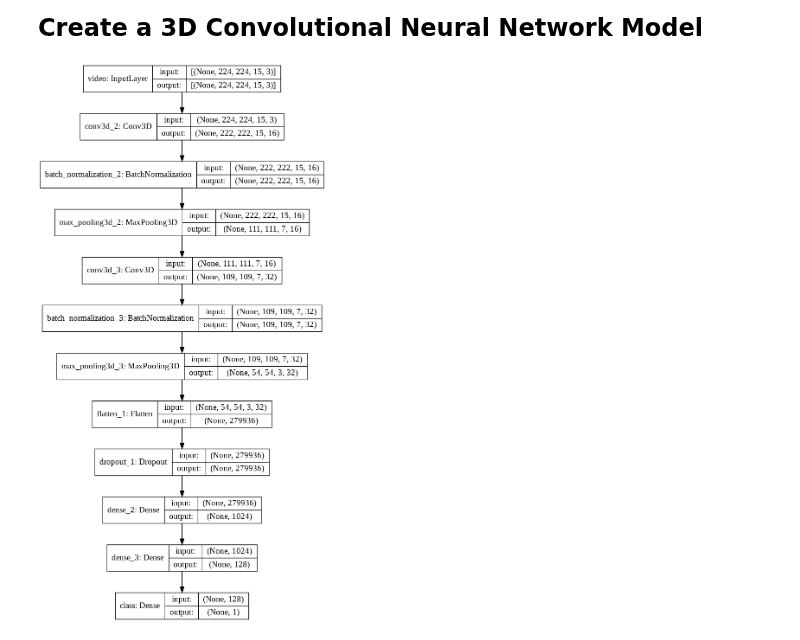
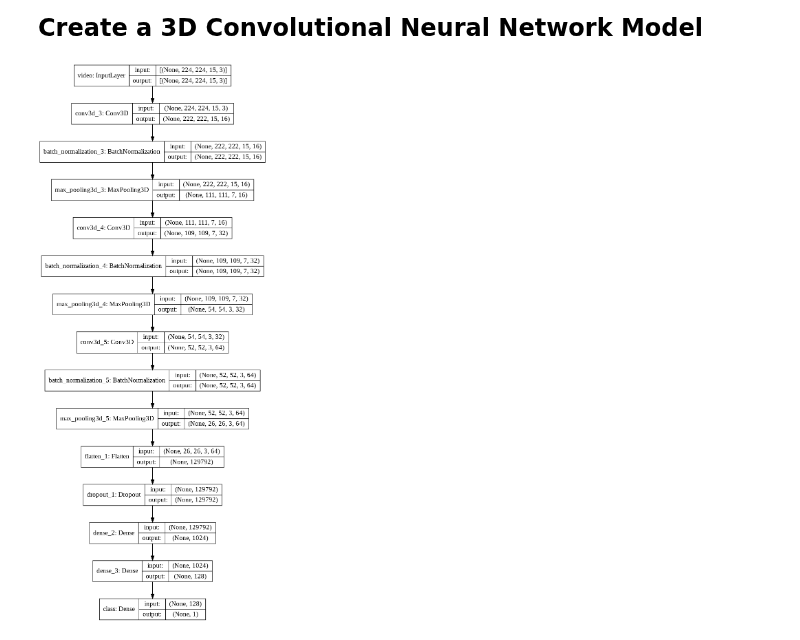
Before and after one commit to kaneelgit/msi_voxceleb, a Jupyter notebook: voxceleb_data_handle.ipynb, the cells around one changed output. Cells and saved outputs as stored; diff of their text form; code cells hidden in the pictures.

```diff
--- a/voxceleb_data_handle.ipynb
+++ b/voxceleb_data_handle.ipynb
@@ -321,37 +327,37 @@ def cnn_model(x):
 
     x = tf.keras.layers.Conv3D(32, kernel_size = (3, 3, 1), activation = 'relu')(x)
     x = tf.keras.layers.BatchNormalization()(x)
     x = tf.keras.layers.MaxPool3D(pool_size = (2, 2, 2))(x)
 
-    # x = tf.keras.layers.Conv3D(64, kernel_size = (3, 3, 1), activation = 'relu')(x)
-    # x = tf.keras.layers.BatchNormalization()(x)
-    # x = tf.keras.layers.MaxPool3D(pool_size = (2, 2, 1))(x)
+    x = tf.keras.layers.Conv3D(64, kernel_size = (3, 3, 1), activation = 'relu')(x)
+    x = tf.keras.layers.BatchNormalization()(x)
+    x = tf.keras.layers.MaxPool3D(pool_size = (2, 2, 1))(x)
 
     # x = tf.keras.layers.Conv3D(64, kernel_size = (3, 3, 1), activation = 'relu')(x)
     # x = tf.keras.layers.BatchNormalization()(x)
     # x = tf.keras.layers.MaxPool3D(pool_size = (2, 2, 1))(x)
 
     return x
 
 #input
 input_samp = np.zeros([16, 224, 224, 15, 3])
 
 #input
 input = Input(input_samp[0, :].shape, name = 'video')
 out = cnn_model(input)
 out = Flatten()(out)
 out = Dropout(0.5)(out)
 out = Dense(1024, activation = 'relu')(out)
 out = Dense(128, activation = 'relu')(out)
 output = Dense(1, activation = 'sigmoid', name = 'class')(out)
 
 #create the model
 video_cnn_model = Model(input, output)
 
 #plot the model
 plot_model(video_cnn_model, show_shapes = True, show_layer_names = True, to_file = 'test_model.png')
 # %% [output]
-[figure, old version]
+[figure, new version]
 # %%
 #compile the model
 opt = tf.optimizers.Adam(0.001)
```
Also changed, not shown: parts of 12 cells of this notebook.
